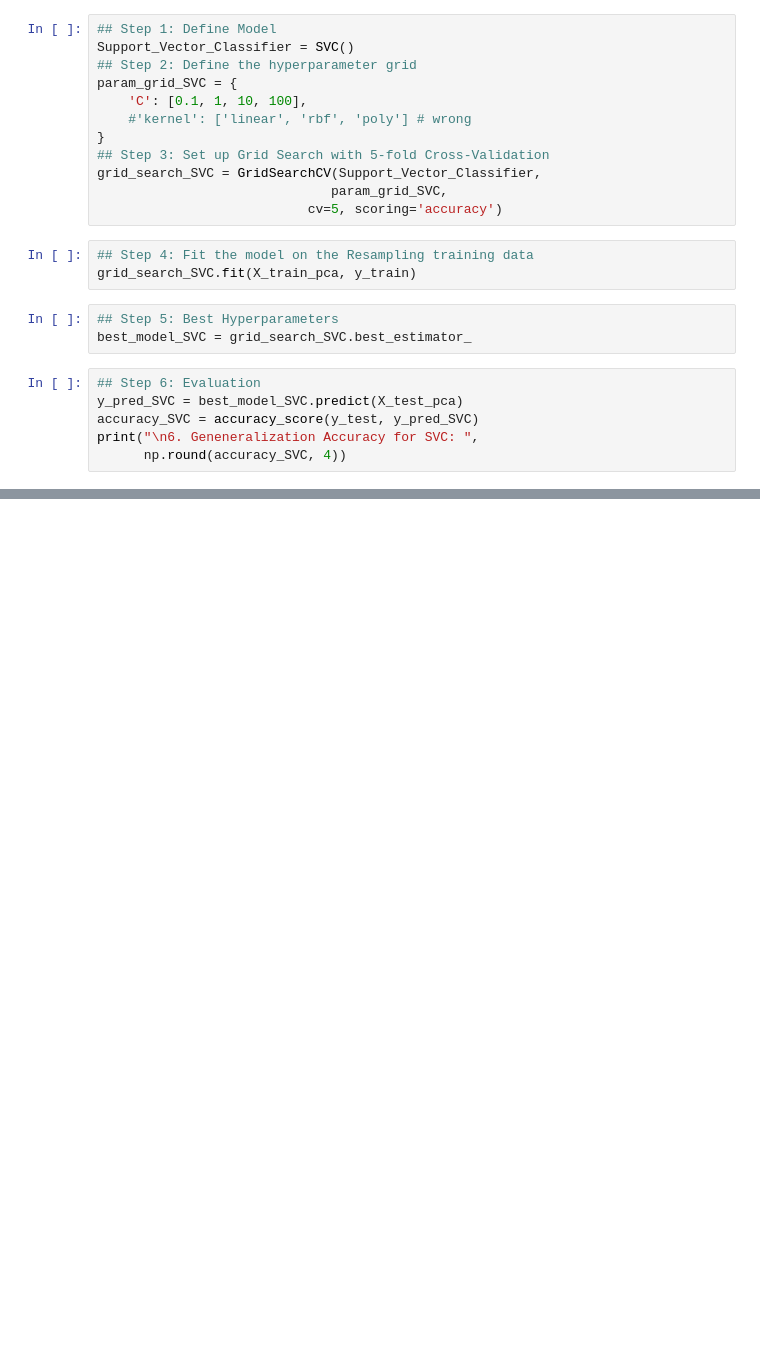
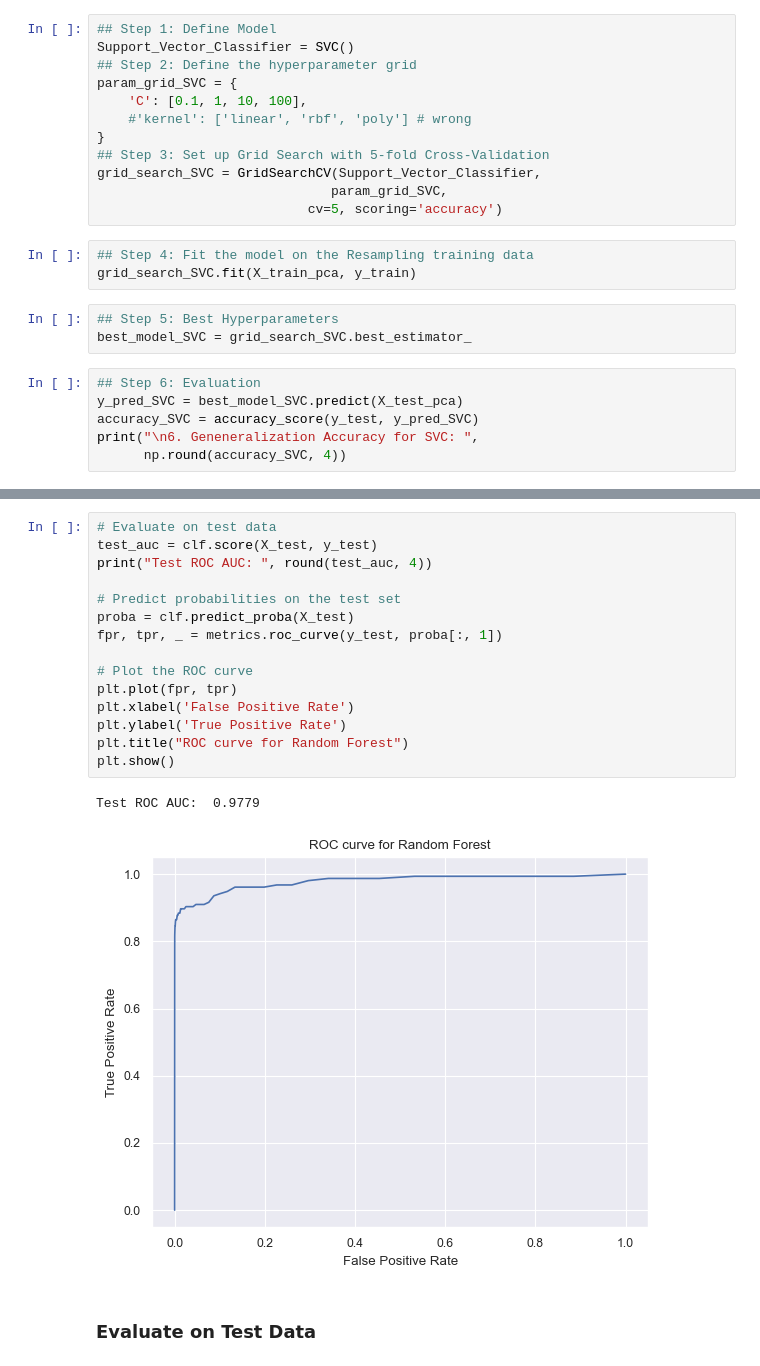
Before and after one commit to yvonnevydao/Credit_Fraud_Detection, a Jupyter notebook: credit_fraud_detection.ipynb, the cells around one changed output, grey strips where cells are left out. Cells and saved outputs as stored; diff of their text form; blank space fills up the shorter version.

```diff
--- a/credit_fraud_detection.ipynb
+++ b/credit_fraud_detection.ipynb
@@ -1300,0 +1276,20 @@ weighted avg       1.00      0.99      0.99     85118
+# %%
+# Evaluate on test data
+test_auc = clf.score(X_test, y_test)
+print("Test ROC AUC: ", round(test_auc, 4))
+
+# Predict probabilities on the test set
+proba = clf.predict_proba(X_test)
+fpr, tpr, _ = metrics.roc_curve(y_test, proba[:, 1])
+
+# Plot the ROC curve
+plt.plot(fpr, tpr)
+plt.xlabel('False Positive Rate')
+plt.ylabel('True Positive Rate')
+plt.title("ROC curve for Random Forest")
+plt.show()
+# %% [output]
+Test ROC AUC:  0.9779
+[figure, added]
+# %% [markdown]
+### Evaluate on Test Data
```
Also changed, not shown: parts of 62 cells of this notebook.
